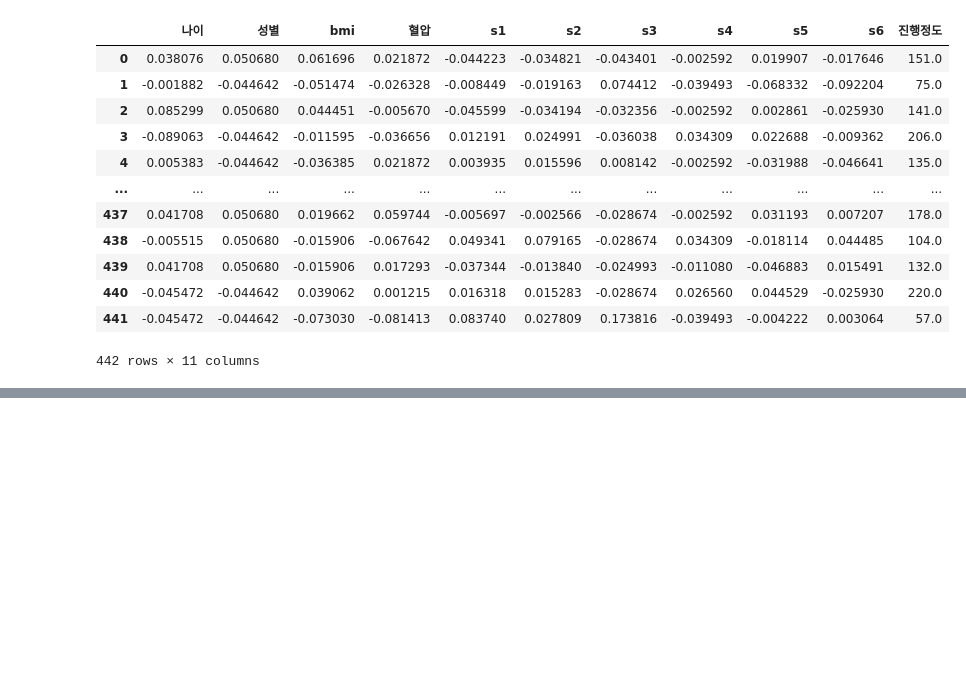
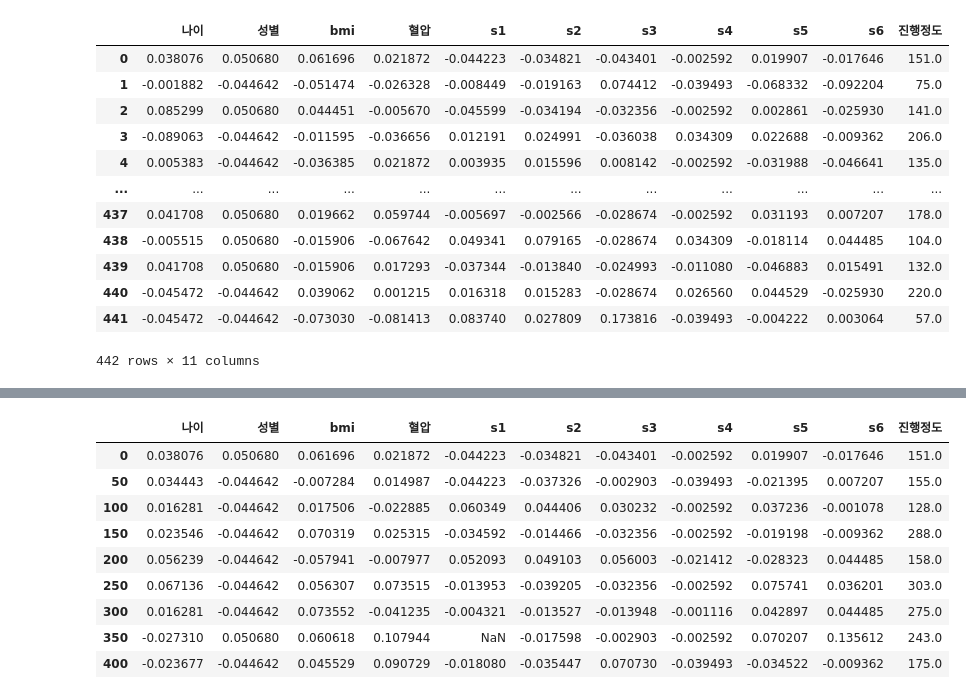
Before and after one commit to Harutoshi87/KI, a Jupyter notebook: source/01_python/diabetes_연습.ipynb, the cells around one changed output, grey strips where cells are left out. Saved outputs shown, nothing was run; the diff lists cells and outputs as text; code cells hidden in the pictures; blank space fills up the shorter version.

```diff
--- a/source/01_python/Untitled.ipynb
+++ b/source/01_python/diabetes_연습.ipynb
@@ -478 +478,17 @@ d_mean
 214 rows × 11 columns
+# %%
+import random
+for col in range(diabetes_df.shape[1]-1):
+    diabetes_df.iloc[random.sample(range(442), 10), col] = np.nan
+diabetes_df.iloc[::50]
+# %% [output]
+|  | 나이 | 성별 | bmi | 혈압 | s1 | s2 | s3 | s4 | s5 | s6 | 진행정도 |
+| 0 | 0.038076 | 0.050680 | 0.061696 | 0.021872 | -0.044223 | -0.034821 | -0.043401 | -0.002592 | 0.019907 | -0.017646 | 151.0 |
+| 50 | 0.034443 | -0.044642 | -0.007284 | 0.014987 | -0.044223 | -0.037326 | -0.002903 | -0.039493 | -0.021395 | 0.007207 | 155.0 |
+| 100 | 0.016281 | -0.044642 | 0.017506 | -0.022885 | 0.060349 | 0.044406 | 0.030232 | -0.002592 | 0.037236 | -0.001078 | 128.0 |
+| 150 | 0.023546 | -0.044642 | 0.070319 | 0.025315 | -0.034592 | -0.014466 | -0.032356 | -0.002592 | -0.019198 | -0.009362 | 288.0 |
+| 200 | 0.056239 | -0.044642 | -0.057941 | -0.007977 | 0.052093 | 0.049103 | 0.056003 | -0.021412 | -0.028323 | 0.044485 | 158.0 |
+| 250 | 0.067136 | -0.044642 | 0.056307 | 0.073515 | -0.013953 | -0.039205 | -0.032356 | -0.002592 | 0.075741 | 0.036201 | 303.0 |
+| 300 | 0.016281 | -0.044642 | 0.073552 | -0.041235 | -0.004321 | -0.013527 | -0.013948 | -0.001116 | 0.042897 | 0.044485 | 275.0 |
+| 350 | -0.027310 | 0.050680 | 0.060618 | 0.107944 | NaN | -0.017598 | -0.002903 | -0.002592 | 0.070207 | 0.135612 | 243.0 |
+| 400 | -0.023677 | -0.044642 | 0.045529 | 0.090729 | -0.018080 | -0.035447 | 0.070730 | -0.039493 | -0.034522 | -0.009362 | 175.0 |
```
Also changed, not shown: parts of 9 cells of this notebook, 32 other files.
